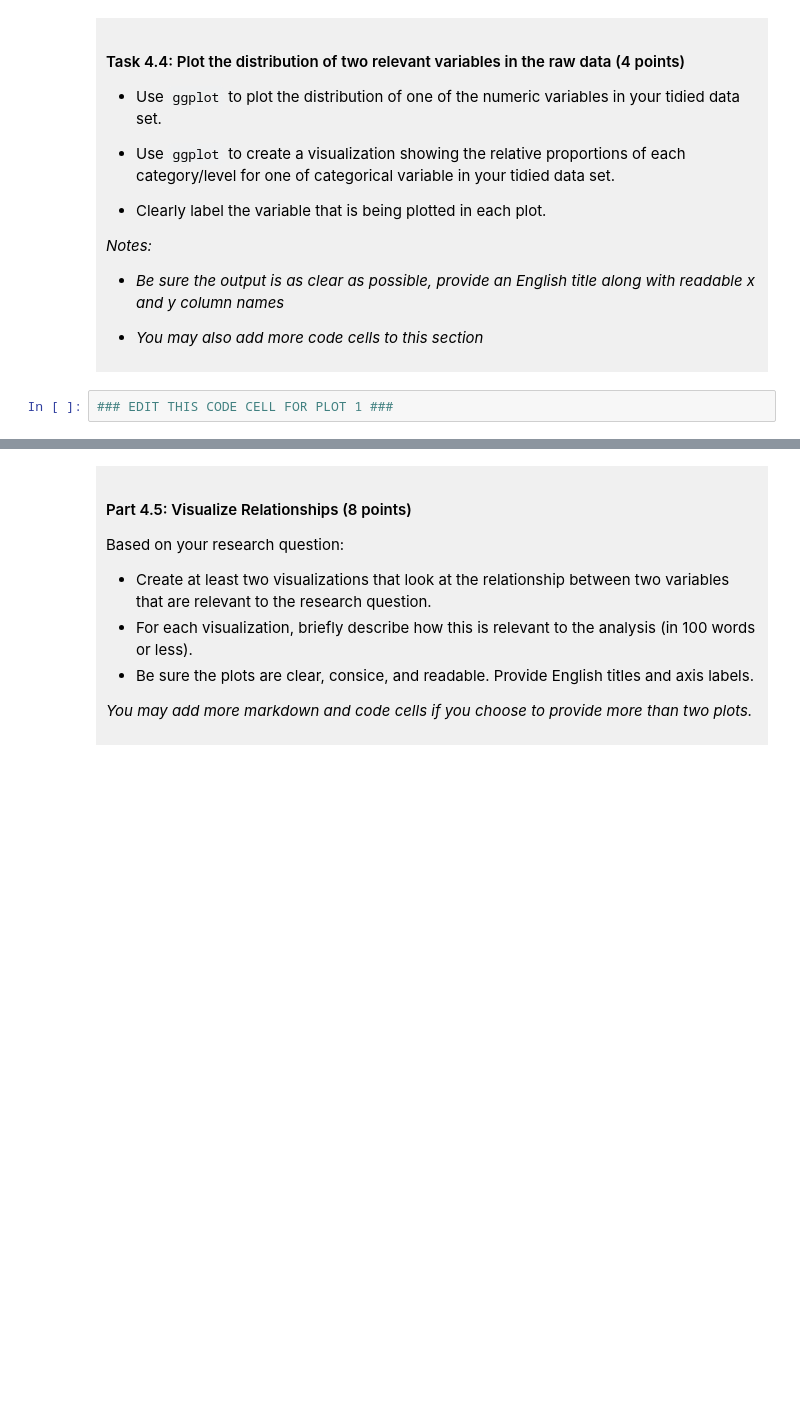
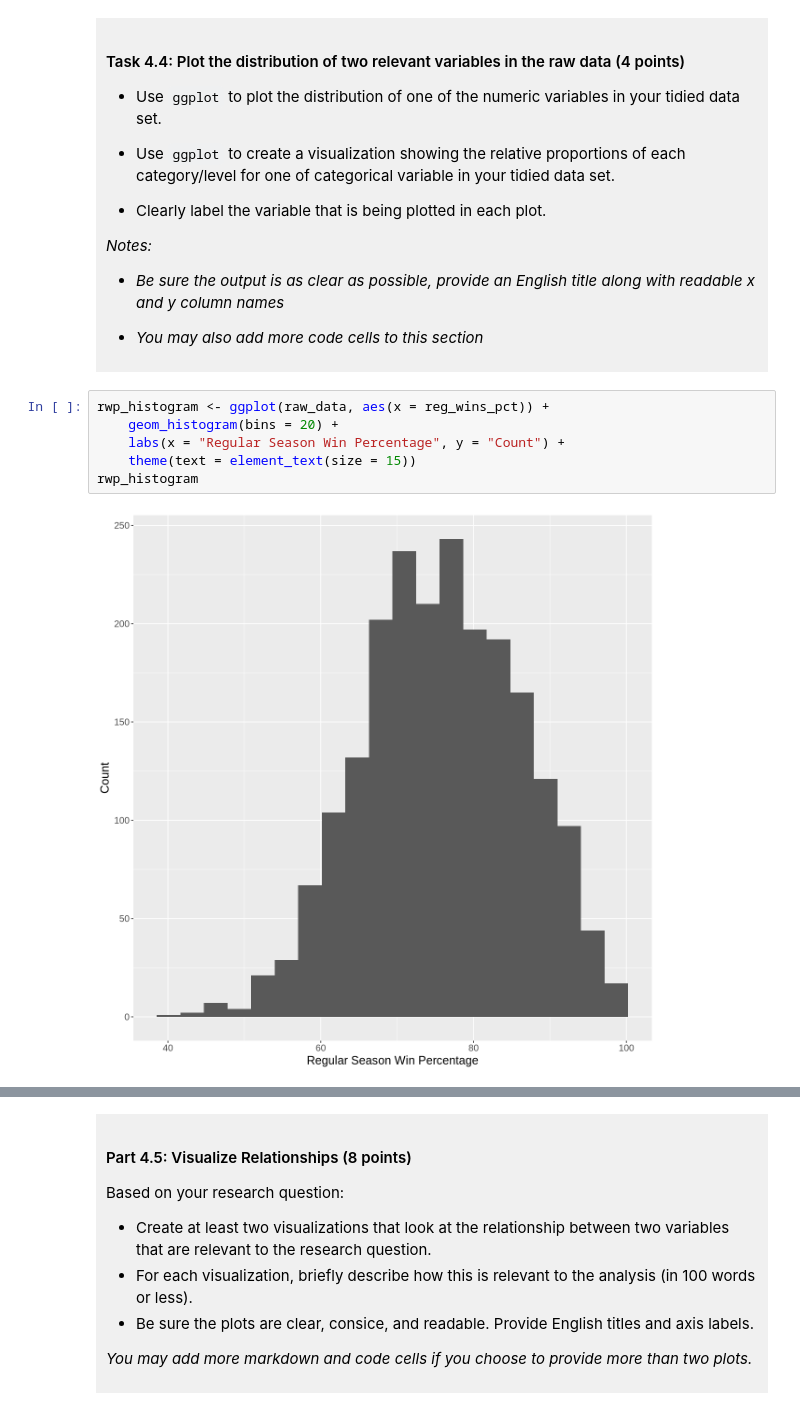
Before and after one commit to rachel-fisher1/dsci-100-project-rachel-fisher, a Jupyter notebook: dsci-100-project-notebook.ipynb, the cells around one changed output, grey strips where cells are left out. Cells and saved outputs as stored; diff of their text form; blank space fills up the shorter version.

```diff
--- a/dsci-100-project-notebook.ipynb
+++ b/dsci-100-project-notebook.ipynb
@@ -324,5 +347,11 @@ You will refine your research question (if needed) and produce a tidy data set.
 
 </div>
 # %%
-### EDIT THIS CODE CELL FOR PLOT 1 ###
+rwp_histogram <- ggplot(raw_data, aes(x = reg_wins_pct)) +
+    geom_histogram(bins = 20) +
+    labs(x = "Regular Season Win Percentage", y = "Count") +
+    theme(text = element_text(size = 15))
+rwp_histogram
+# %% [output]
+[figure, added]
 # %%
```
Also changed, not shown: parts of 13 cells of this notebook.
